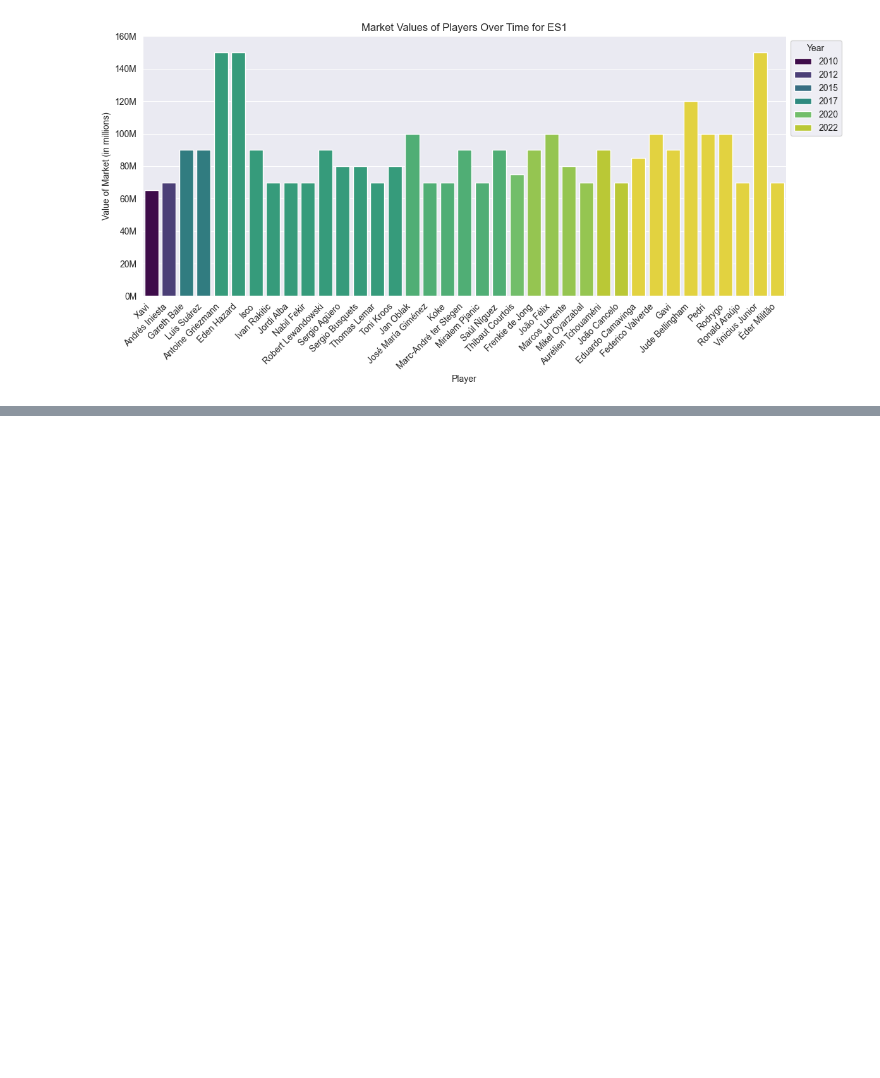
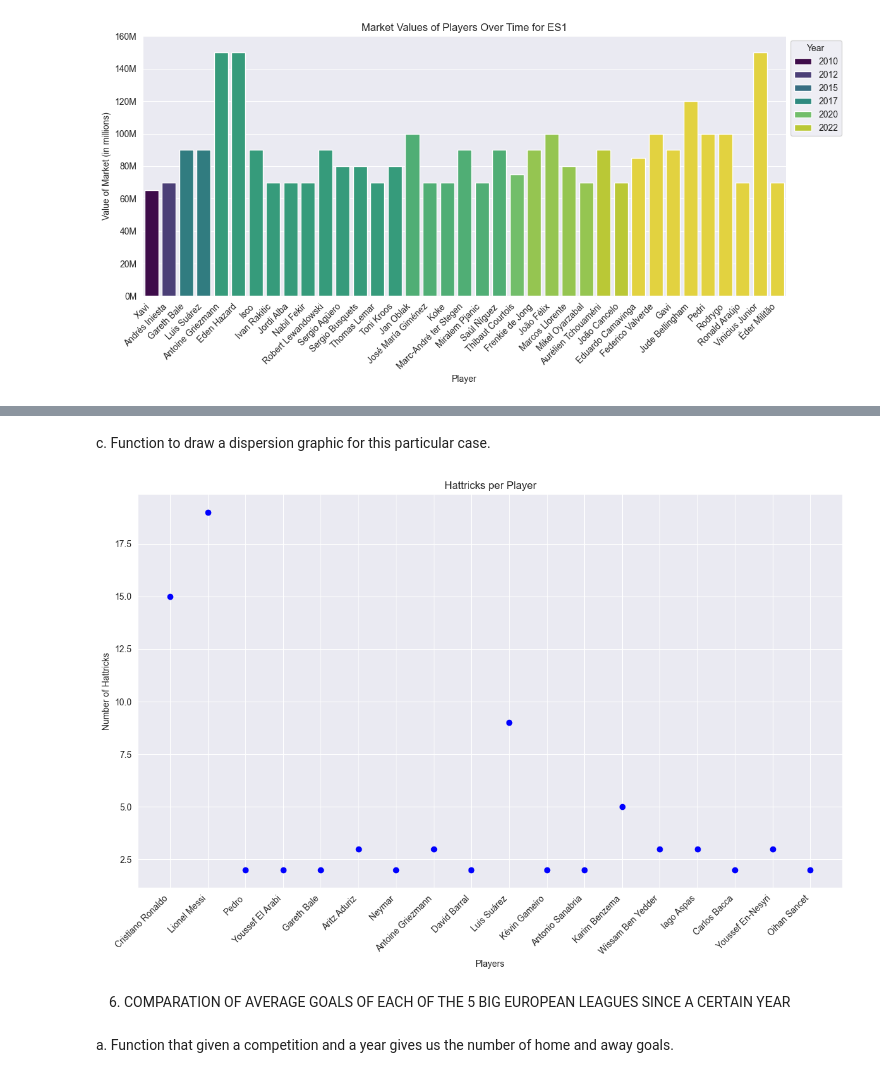
Before and after one commit to JavierBlancoGonzalez/Erasmus-IUM-6--Data_Analytics, a Jupyter notebook: Data_Analytic.ipynb, the cells around one changed output, grey strips where cells are left out. Cells and saved outputs as stored; diff of their text form; code cells hidden in the pictures; blank space fills up the shorter version.

```diff
--- a/Data_Analytic.ipynb
+++ b/Data_Analytic.ipynb
@@ -266,0 +282,3 @@ plotGraphValues(data,"ES1")
+# %%
+s = getPlayerNameAndSumHattricks(db, "ES1")
+s
@@ -266,0 +305,22 @@ plotGraphValues(data,"ES1")
+# %%
+def setNumberOfHattricks(list):
+    appearances = {}
+
+    for element in list:
+        player = element['player']
+        appearances[player] = appearances.get(player, 0) + 1
+
+    new_list = []
+    for element in list:
+        player = element['player']
+        total_hattricks = appearances[player]
+        element['total_hattricks'] = total_hattricks
+        if element not in new_list:
+            new_list.append(element)
+
+    hattricks_list = [{"player": item.get("player"), "hattricks": item.get("total_hattricks")} for item in new_list]
+
+    return hattricks_list
+# %%
+hattricks_register = setNumberOfHattricks(s)
+hattricks_register
@@ -266,0 +345,27 @@ plotGraphValues(data,"ES1")
+# %% [markdown]
+c. Function to draw a dispersion graphic for this particular case.
+# %%
+def getDispersionGraphicForHattricks(list_hattricks):
+    players = [player['player'] for player in list_hattricks]
+    hattricks = [player['hattricks'] for player in list_hattricks]
+
+    plt.figure(figsize=(12, 8))
+
+    plt.scatter(players, hattricks, color='blue')
+
+    plt.title('Hattricks per Player')
+    plt.xlabel('Players')
+    plt.ylabel('Number of Hattricks')
+    plt.xticks(rotation=45, ha='right')  # Rotar las etiquetas del eje X para mayor legibilidad
+
+    plt.tight_layout()
+    plt.show()
+# %%
+hattricks_register = [element for element in hattricks_register if element['hattricks'] >= 2] #For a better visualization of the graphic, it has been decided to show only the players who have 2 or more hattricks.
+getDispersionGraphicForHattricks(hattricks_register)
+# %% [output]
+[figure, added]
+# %% [markdown]
+6. COMPARATION OF AVERAGE GOALS OF EACH OF THE 5 BIG EUROPEAN LEAGUES SINCE A CERTAIN YEAR
+# %% [markdown]
+a. Function that given a competition and a year gives us the number of home and away goals.
```
Also changed, not shown: parts of 22 cells of this notebook.
